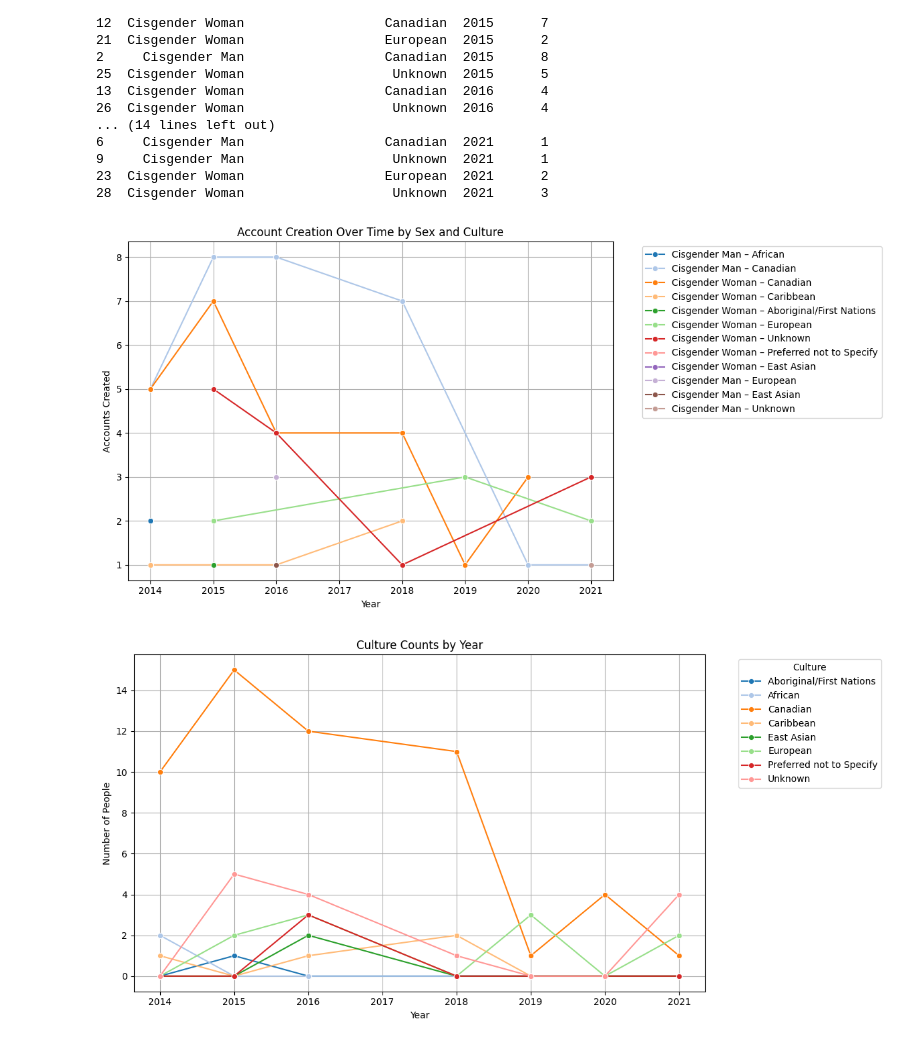
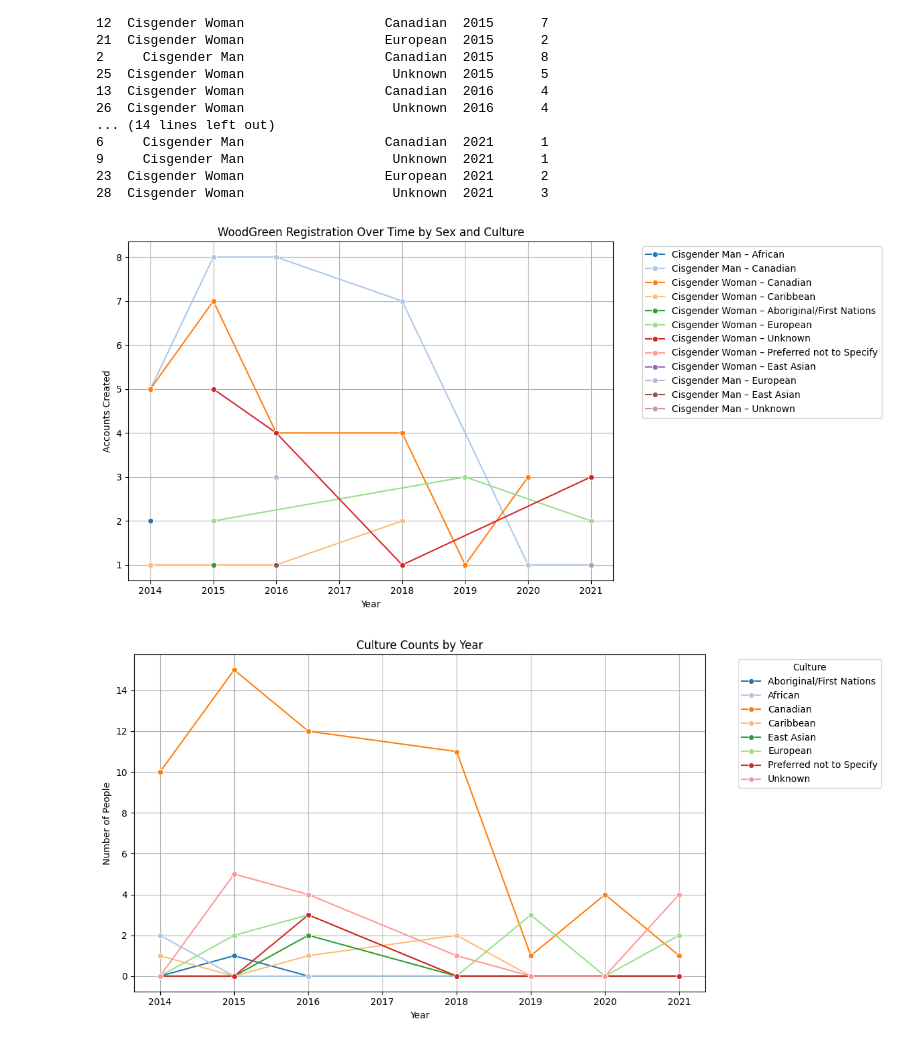
Before and after one commit to pheaktralean/ConcordIA, a Jupyter notebook: food_security_forecasting/food_security.ipynb, the cells around one changed output. Drawn from its saved outputs; the diff is of its cells as text; code cells hidden in the pictures.

Commit message:
fixed wording for plot

```diff
--- a/food_security_forecasting/food_security.ipynb
+++ b/food_security_forecasting/food_security.ipynb
@@ -160,28 +160,28 @@ print(grouped_creation)
 # %%
 groups = list(grouped_creation.groupby(['Sex', 'Culture_CU']))
 
 plt.figure(figsize=(12, 6))
 
 grouped_creation['Sex_Culture'] = grouped_creation['Sex'] + " – " + grouped_creation['Culture_CU']
 
 sns.lineplot(
     data=grouped_creation,
     x='Year',
     y='Count',
     hue='Sex_Culture',
     marker='o',
     palette='tab20'
 )
 
-plt.title('Account Creation Over Time by Sex and Culture')
+plt.title('WoodGreen Registration Over Time by Sex and Culture')
 plt.xlabel('Year')
 plt.ylabel('Accounts Created')
 plt.legend(bbox_to_anchor=(1.05, 1), loc='upper left')
 plt.grid(True)
 plt.tight_layout()
 plt.show()
 # %% [output]
-[figure, old version]
+[figure, new version]
 # %%
 df_subscriptions_count = df_intake.groupby(['Year', 'Culture_CU']).size().unstack(fill_value=0)
 
```
Also changed, not shown: parts of 3 cells of this notebook.
